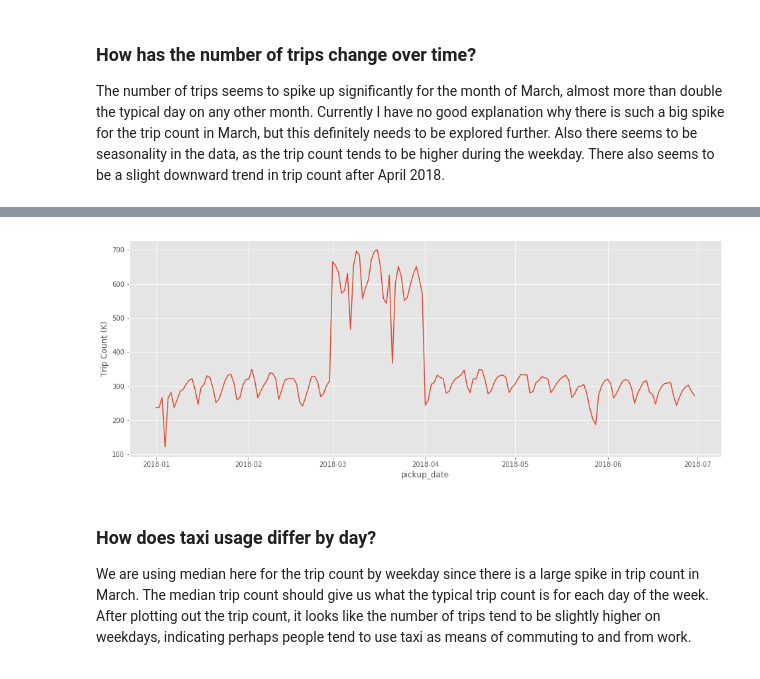
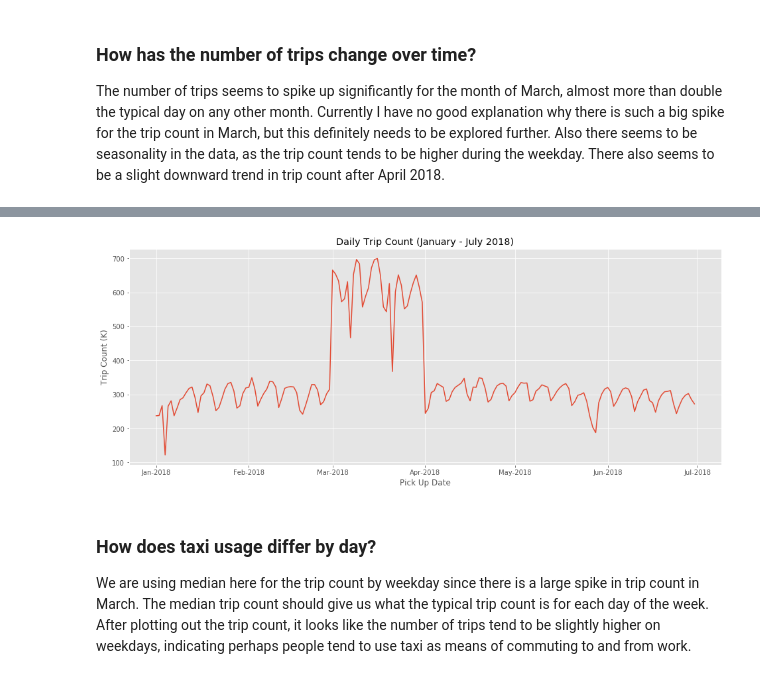
Before and after one commit to Alpha-1787/PySpark-NYC-Taxi-Trips-Analysis, a Jupyter notebook: nyc_taxi_trip_analysis.ipynb, the cells around one changed output, grey strips where cells are left out. Saved outputs shown, nothing was run; the diff lists cells and outputs as text; code cells hidden in the pictures.

```diff
--- a/nyc_taxi_trip_analysis.ipynb
+++ b/nyc_taxi_trip_analysis.ipynb
@@ -278,11 +278,17 @@ print(f"... completed job in {time.time() - start} seconds")
 # %%
-# plot out the daily trip count
+# Plot out the daily trip count
 fig, ax = plt.subplots(figsize=(16,6))
 sns.lineplot(x='pickup_date', y='trip_count_k', data=pd_df)
-ax.set_ylabel('Trip Count (K)')
+
+ax.set_title("Daily Trip Count (January - July 2018)")
+ax.set_ylabel("Trip Count (K)")
+ax.set_xlabel("Pick Up Date")
+ax.xaxis.set_major_locator(mdates.MonthLocator())
+ax.xaxis.set_major_formatter(mdates.DateFormatter("%b-%Y"))
+
 plt.show()
 # %% [output]
-[figure, old version]
+[figure, new version]
 # %% [markdown]
 ### How does taxi usage differ by day?
 
```
Also changed, not shown: parts of 12 cells of this notebook.
